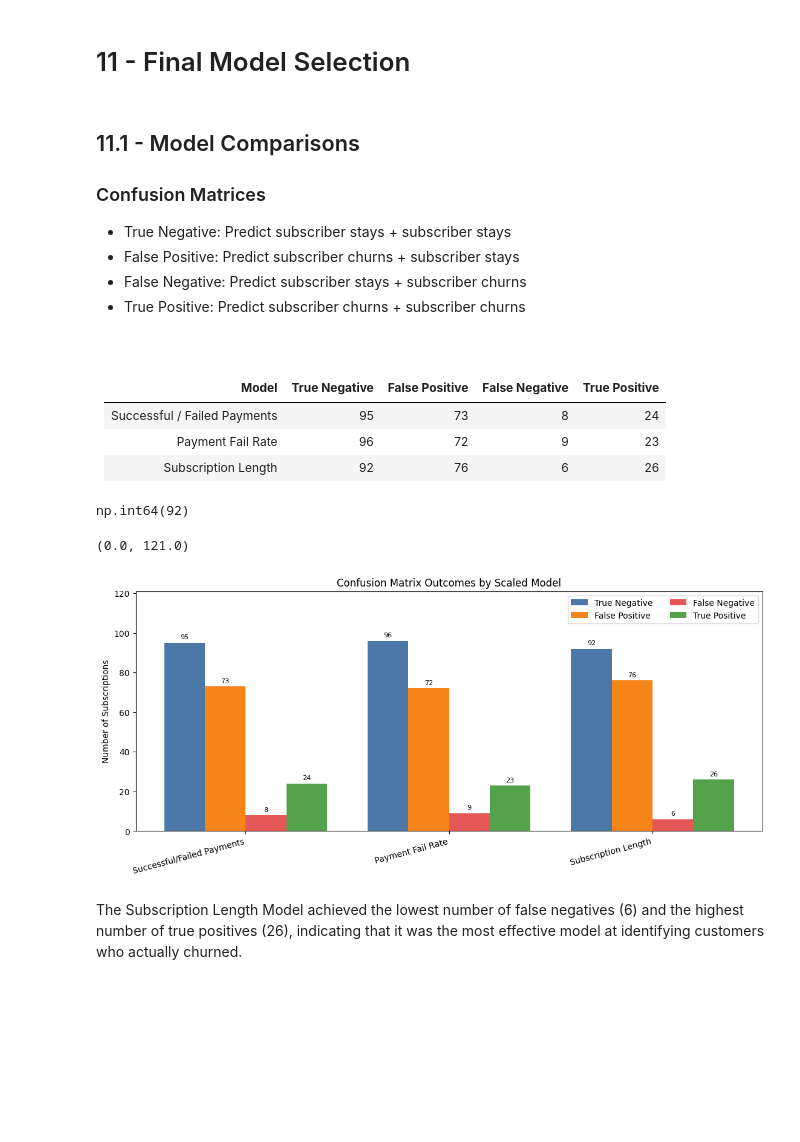
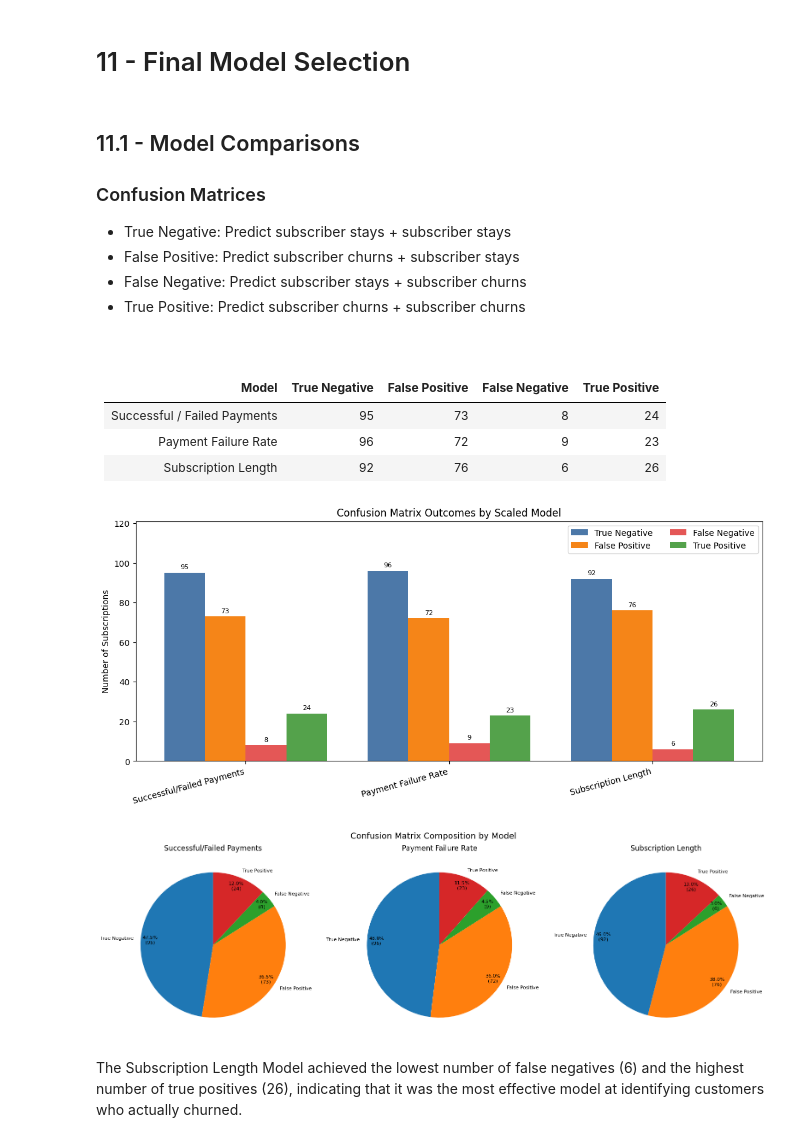
Before and after one commit to Josh-Crankshaw/subscription-analytics-sql, a Jupyter notebook: machine_learning/ml_churn_prediction.ipynb, the cells around one changed output. Saved outputs shown, nothing was run; the diff lists cells and outputs as text; code cells hidden in the pictures; blank space fills up the shorter version.

```diff
--- a/machine_learning/ml_churn_prediction.ipynb
+++ b/machine_learning/ml_churn_prediction.ipynb
@@ -750,18 +747,14 @@ We now see that subscription length is actually one of the strongest predictors
 |**Model**|**True Negative**|**False Positive**|**False Negative**|**True Positive**|
 |-|-|-|-|-|
 |Successful / Failed Payments|95|73|8|24|
-|Payment Fail Rate|96|72|9|23|
+|Payment Failure Rate|96|72|9|23|
 |Subscription Length|92|76|6|26|
-# %%
-confusion_matrix(y_test_5, y_pred_8)[0][0]
-# %% [output]
-np.int64(92)
 # %%
-models = ["Successful/Failed Payments", "Payment Fail Rate", "Subscription Length"]
+models = ["Successful/Failed Payments", "Payment Failure Rate", "Subscription Length"]
 
 cms = {
     "Successful/Failed Payments": confusion_matrix(y_test_1, y_pred_6),
-    "Payment Fail Rate": confusion_matrix(y_test_4, y_pred_7),
+    "Payment Failure Rate": confusion_matrix(y_test_4, y_pred_7),
     "Subscription Length": confusion_matrix(y_test_5, y_pred_8)
 }
 
@@ -775,35 +768,75 @@ confusion_matrix_vals = {
 colors = {
     "True Negative": "#4C78A8",
     "False Positive": "#F58518",
     "False Negative": "#E45756",
     "True Positive": "#54A24B",
 }
 
 x = np.arange(len(models))
 width = 0.2
 
 fig, ax = plt.subplots(figsize=(11, 5), layout="constrained")
 
 for i, (outcome, values) in enumerate(confusion_matrix_vals.items()):
     offset = (i - 1.5) * width
     bars = ax.bar(
         x + offset,
         values,
         width,
         label=outcome,
         color=colors[outcome]
     )
     ax.bar_label(bars, padding=3, fontsize=8)
 
 ax.set_ylabel("Number of Subscriptions")
 ax.set_title("Confusion Matrix Outcomes by Scaled Model")
 ax.set_xticks(x)
 ax.set_xticklabels(models, rotation=15, ha="right")
 ax.legend(ncols=2)
 ax.set_ylim(0, max(max(v) for v in confusion_matrix_vals.values()) + 25)
+
+plt.show()
 # %% [output]
-(0.0, 121.0)
-[figure, old version]
+[figure, new version]
+# %%
+cm1 = confusion_matrix(y_test_1, y_pred_6)
+cm2 = confusion_matrix(y_test_4, y_pred_7)
+cm3 = confusion_matrix(y_test_5, y_pred_8)
+
+model_data = {
+    "Successful/Failed Payments": [cm1[0, 0], cm1[0, 1], cm1[1, 0], cm1[1, 1]],
+    "Payment Failure Rate": [cm2[0, 0], cm2[0, 1], cm2[1, 0], cm2[1, 1]],
+    "Subscription Length": [cm3[0, 0], cm3[0, 1], cm3[1, 0], cm3[1, 1]],
+}
+
+labels = ["True Negative", "False Positive", "False Negative", "True Positive"]
+
+def make_autopct(values):
+    def my_autopct(pct):
+        total = sum(values)
+        count = int(round(pct * total / 100.0))
+        return f"{pct:.1f}%\n({count})"
+    return my_autopct
+
+fig1, axes1 = plt.subplots(1, 3, figsize=(16, 5))
+
+for ax1, (model_name, values) in zip(axes1, model_data.items()):
+    ax1.pie(
+        values,
+        labels=labels,
+        autopct=make_autopct(values),
+        startangle=90,
+        pctdistance=0.87,     # moves percentages/counts inward
+        labeldistance=1.1,
+        textprops={'fontsize': 8}
+    )
+    ax1.set_title(model_name)
+
+plt.suptitle("Confusion Matrix Composition by Model", fontsize=14)
+plt.tight_layout()
+plt.show()
+# %% [output]
+[figure, added]
 # %% [markdown]
 The Subscription Length Model achieved the lowest number of false negatives (6) and the highest number of true positives (26), indicating that it was the most effective model at identifying customers who actually churned.
 # %% [markdown]
```
Also changed, not shown: parts of 36 cells of this notebook, 9 other files.
